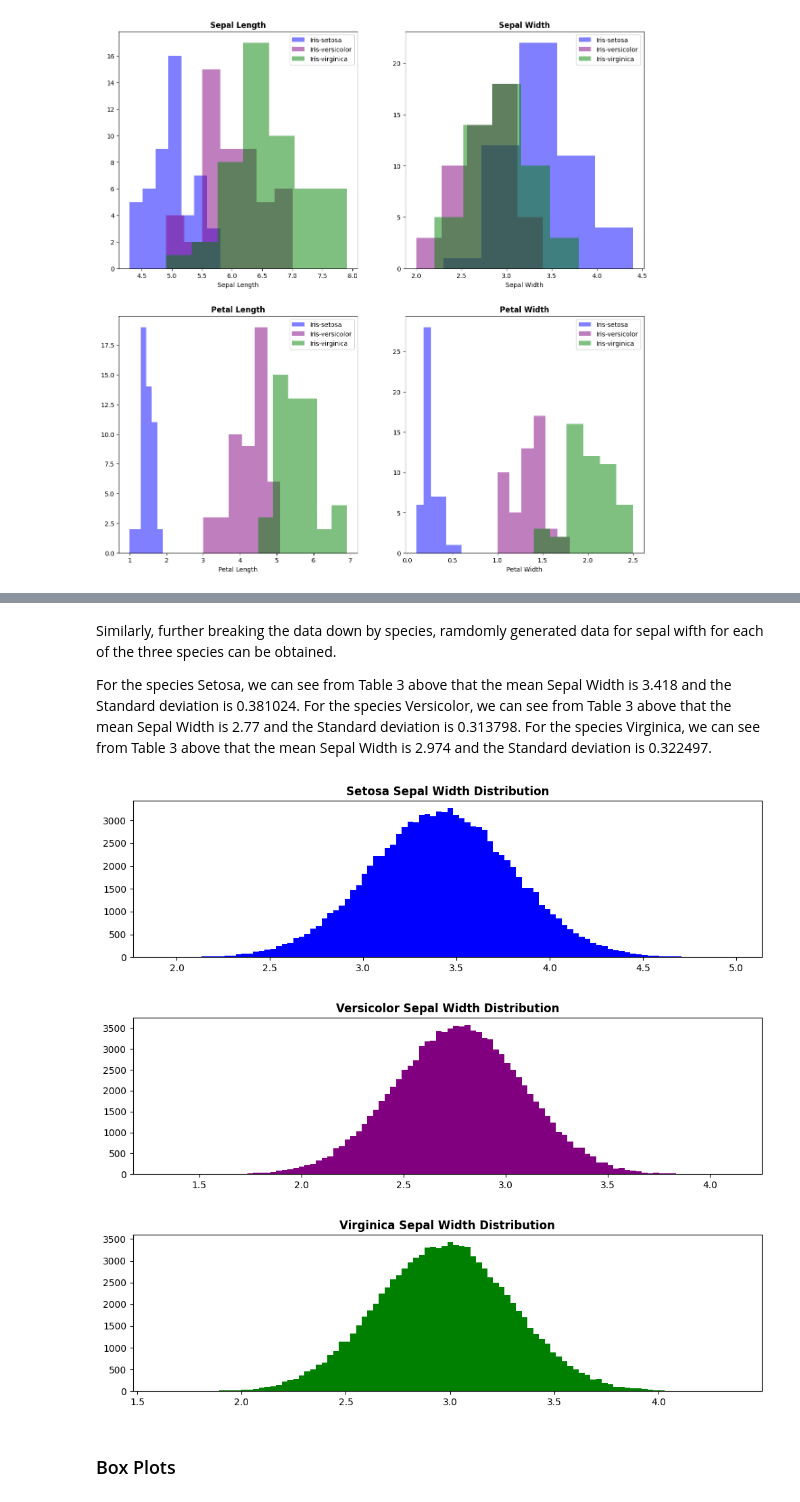
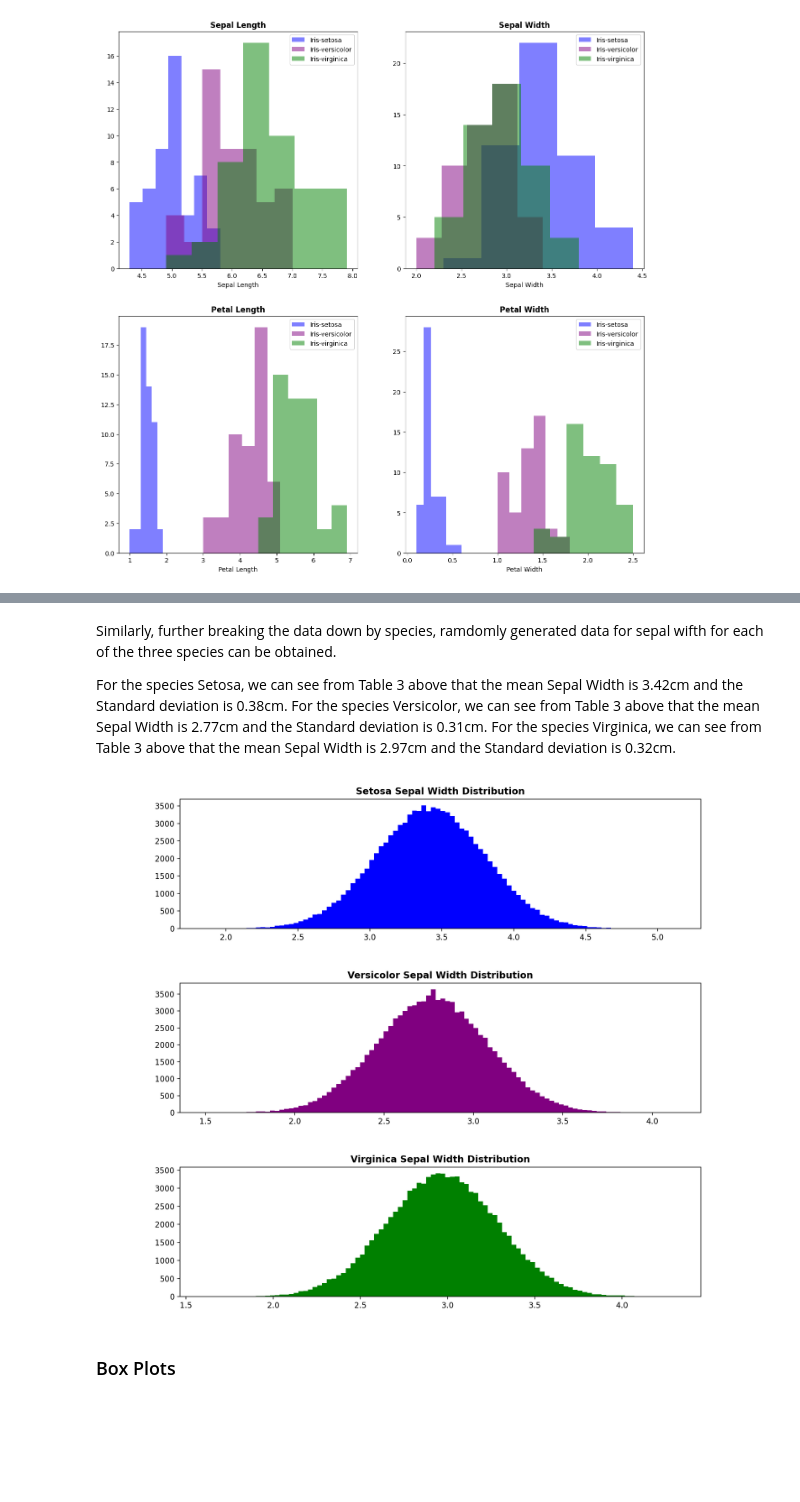
Before and after one commit to rachel-king4/fundamentalsofdataanalysis, a Jupyter notebook: project.ipynb, the cells around one changed output, grey strips where cells are left out. Cells and saved outputs as stored; diff of their text form; code cells hidden in the pictures; blank space fills up the shorter version.

```diff
--- a/project.ipynb
+++ b/project.ipynb
@@ -364,37 +362,37 @@ ax.hist(sepal_width_dist, bins=100, density=False);
 # %% [markdown]
 Similarly, further breaking the data down by species, ramdomly generated data for sepal wifth for each of the three species can be obtained.
 
-For the species Setosa, we can see from Table 3 above that the mean Sepal Width is 3.418 and the Standard deviation is 0.381024.
-For the species Versicolor, we can see from Table 3 above that the mean Sepal Width is 2.77 and the Standard deviation is 0.313798.
-For the species Virginica, we can see from Table 3 above that the mean Sepal Width is 2.974 and the Standard deviation is 0.322497.
+For the species Setosa, we can see from Table 3 above that the mean Sepal Width is 3.42cm and the Standard deviation is 0.38cm.
+For the species Versicolor, we can see from Table 3 above that the mean Sepal Width is 2.77cm and the Standard deviation is 0.31cm.
+For the species Virginica, we can see from Table 3 above that the mean Sepal Width is 2.97cm and the Standard deviation is 0.32cm.
 # %%
 # random generator for Setosa Sepal Width
-setosa_sepal_width_dist = np.random.normal(loc=3.418, scale=0.3810274, size=100000)
+setosa_sepal_width_dist = np.random.normal(loc=3.42, scale=0.38, size=100000)
 fig, ax = plt.subplots(figsize=(12,3))
 
 # Plot a histogram
 ax.set_title("Setosa Sepal Width Distribution", fontweight='bold')
 ax.hist(setosa_sepal_width_dist, bins=100, density=False, color='blue');
 
 # random generator for Versicolor Sepal Width
-versicolor_sepal_width_dist = np.random.normal(loc=2.77, scale=0.313798, size=100000)
+versicolor_sepal_width_dist = np.random.normal(loc=2.77, scale=0.31, size=100000)
 fig, ax = plt.subplots(figsize=(12,3))
 
 # Plot a histogram
 ax.set_title("Versicolor Sepal Width Distribution", fontweight='bold')
 ax.hist(versicolor_sepal_width_dist, bins=100, density=False, color='purple');
 
 # random generator for Virginica Sepal Width
-virginica_sepal_width_dist = np.random.normal(loc=2.974, scale=0.322497, size=100000)
+virginica_sepal_width_dist = np.random.normal(loc=2.97, scale=0.32, size=100000)
 fig, ax = plt.subplots(figsize=(12,3))
 
 # Plot a histogram
 ax.set_title("Virginica Sepal Width Distribution", fontweight='bold')
 ax.hist(virginica_sepal_width_dist, bins=100, density=False, color='green');
 # %% [output]
-[figure, old version]
+[figure, new version]
-[figure, old version]
+[figure, new version]
-[figure, old version]
+[figure, new version]
 # %% [markdown]
 ### Box Plots
 # %% [markdown]
```
Also changed, not shown: parts of 10 cells of this notebook.
